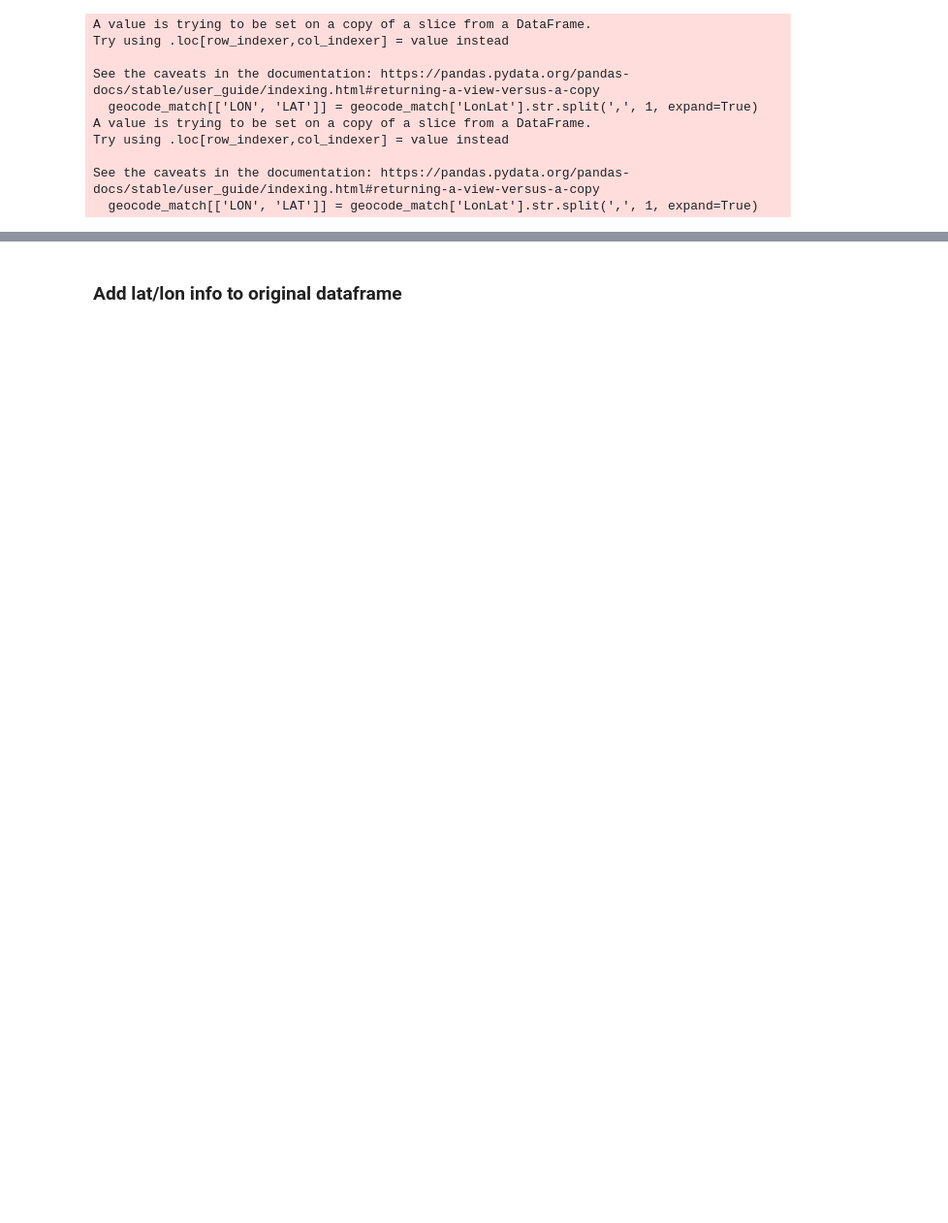
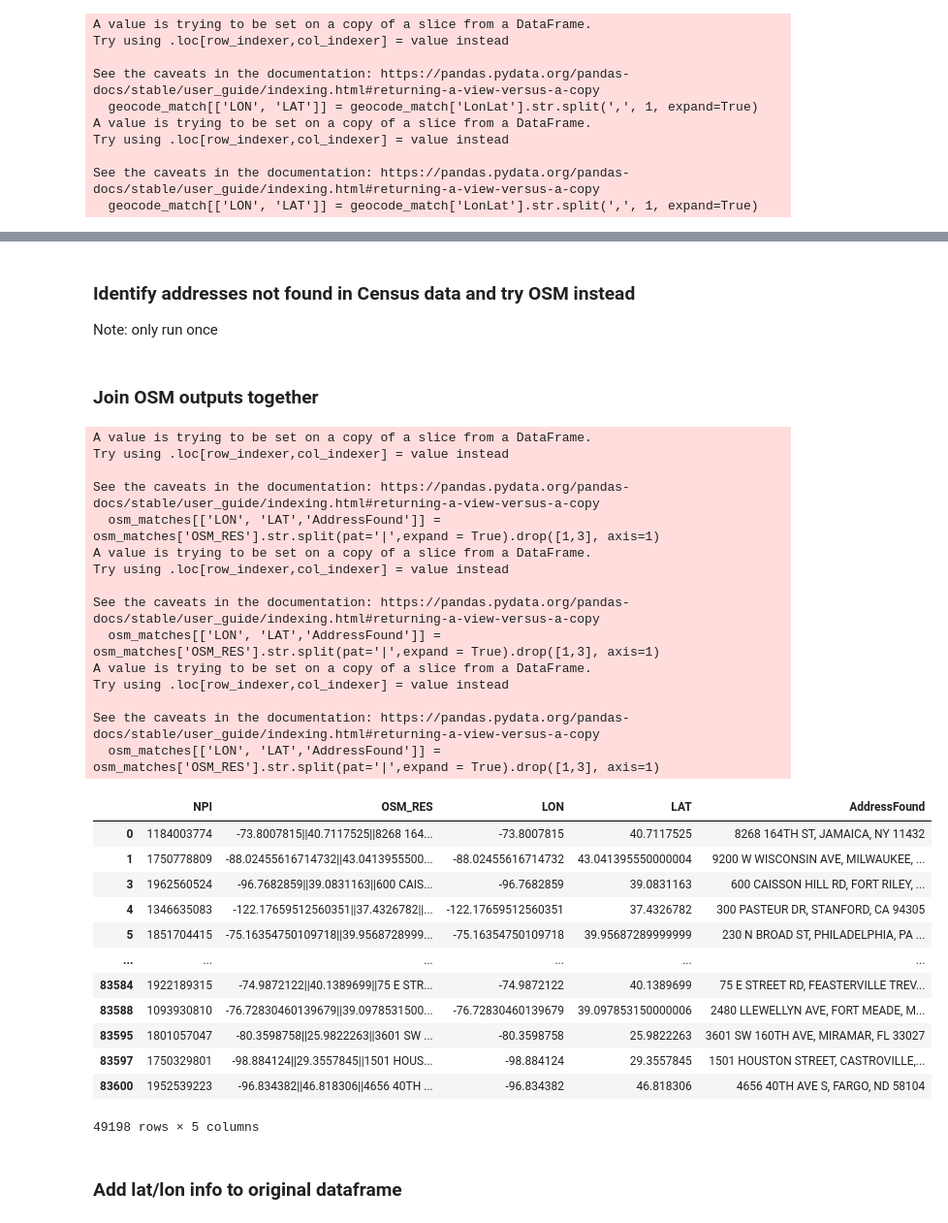
Before and after one commit to erinmcmahon26/Cervical_Cancer_Risk_Assessment, a Jupyter notebook: FindProviderFeature/prepare_database.ipynb, the cells around one changed output, grey strips where cells are left out. Shown at 97% size. Cells and saved outputs as stored; diff of their text form; code cells hidden in the pictures; blank space fills up the shorter version.

```diff
--- a/FindProviderFeature/prepare_database.ipynb
+++ b/FindProviderFeature/prepare_database.ipynb
@@ -92,0 +128,3 @@ geocode_match
+# %% [markdown]
+### Identify addresses not found in Census data and try OSM instead
+Note: only run once
@@ -92,0 +163,2 @@ geocode_match
+# %% [markdown]
+### Join OSM outputs together
@@ -93,2 +176,34 @@ geocode_match
+# %%
+osm_matches[['LON', 'LAT','AddressFound']] = osm_matches['OSM_RES'].str.split(pat='|',expand = True).drop([1,3], axis=1)
+osm_matches
+# %% [output]
+A value is trying to be set on a copy of a slice from a DataFrame.
+Try using .loc[row_indexer,col_indexer] = value instead
+
+See the caveats in the documentation: https://pandas.pydata.org/pandas-docs/stable/user_guide/indexing.html#returning-a-view-versus-a-copy
+  osm_matches[['LON', 'LAT','AddressFound']] = osm_matches['OSM_RES'].str.split(pat='|',expand = True).drop([1,3], axis=1)
+A value is trying to be set on a copy of a slice from a DataFrame.
+Try using .loc[row_indexer,col_indexer] = value instead
+
+See the caveats in the documentation: https://pandas.pydata.org/pandas-docs/stable/user_guide/indexing.html#returning-a-view-versus-a-copy
+  osm_matches[['LON', 'LAT','AddressFound']] = osm_matches['OSM_RES'].str.split(pat='|',expand = True).drop([1,3], axis=1)
+A value is trying to be set on a copy of a slice from a DataFrame.
+Try using .loc[row_indexer,col_indexer] = value instead
+
+See the caveats in the documentation: https://pandas.pydata.org/pandas-docs/stable/user_guide/indexing.html#returning-a-view-versus-a-copy
+  osm_matches[['LON', 'LAT','AddressFound']] = osm_matches['OSM_RES'].str.split(pat='|',expand = True).drop([1,3], axis=1)
+|  | NPI | OSM_RES | LON | LAT | AddressFound |
+| 0 | 1184003774 | -73.8007815||40.7117525||8268 164... | -73.8007815 | 40.7117525 | 8268 164TH ST, JAMAICA, NY 11432 |
+| 1 | 1750778809 | -88.02455616714732||43.0413955500... | -88.02455616714732 | 43.041395550000004 | 9200 W WISCONSIN AVE, MILWAUKEE, ... |
+| 3 | 1962560524 | -96.7682859||39.0831163||600 CAIS... | -96.7682859 | 39.0831163 | 600 CAISSON HILL RD, FORT RILEY, ... |
+| 4 | 1346635083 | -122.17659512560351||37.4326782||... | -122.17659512560351 | 37.4326782 | 300 PASTEUR DR, STANFORD, CA 94305 |
+| 5 | 1851704415 | -75.16354750109718||39.9568728999... | -75.16354750109718 | 39.95687289999999 | 230 N BROAD ST, PHILADELPHIA, PA ... |
+| ... | ... | ... | ... | ... | ... |
+| 83584 | 1922189315 | -74.9872122||40.1389699||75 E STR... | -74.9872122 | 40.1389699 | 75 E STREET RD, FEASTERVILLE TREV... |
+| 83588 | 1093930810 | -76.72830460139679||39.0978531500... | -76.72830460139679 | 39.097853150000006 | 2480 LLEWELLYN AVE, FORT MEADE, M... |
+| 83595 | 1801057047 | -80.3598758||25.9822263||3601 SW ... | -80.3598758 | 25.9822263 | 3601 SW 160TH AVE, MIRAMAR, FL 33027 |
+| 83597 | 1750329801 | -98.884124||29.3557845||1501 HOUS... | -98.884124 | 29.3557845 | 1501 HOUSTON STREET, CASTROVILLE,... |
+| 83600 | 1952539223 | -96.834382||46.818306||4656 40TH ... | -96.834382 | 46.818306 | 4656 40TH AVE S, FARGO, ND 58104 |
+49198 rows × 5 columns
 # %% [markdown]
 ### Add lat/lon info to original dataframe
```
Also changed, not shown: parts of 36 cells of this notebook, 4 other files.
